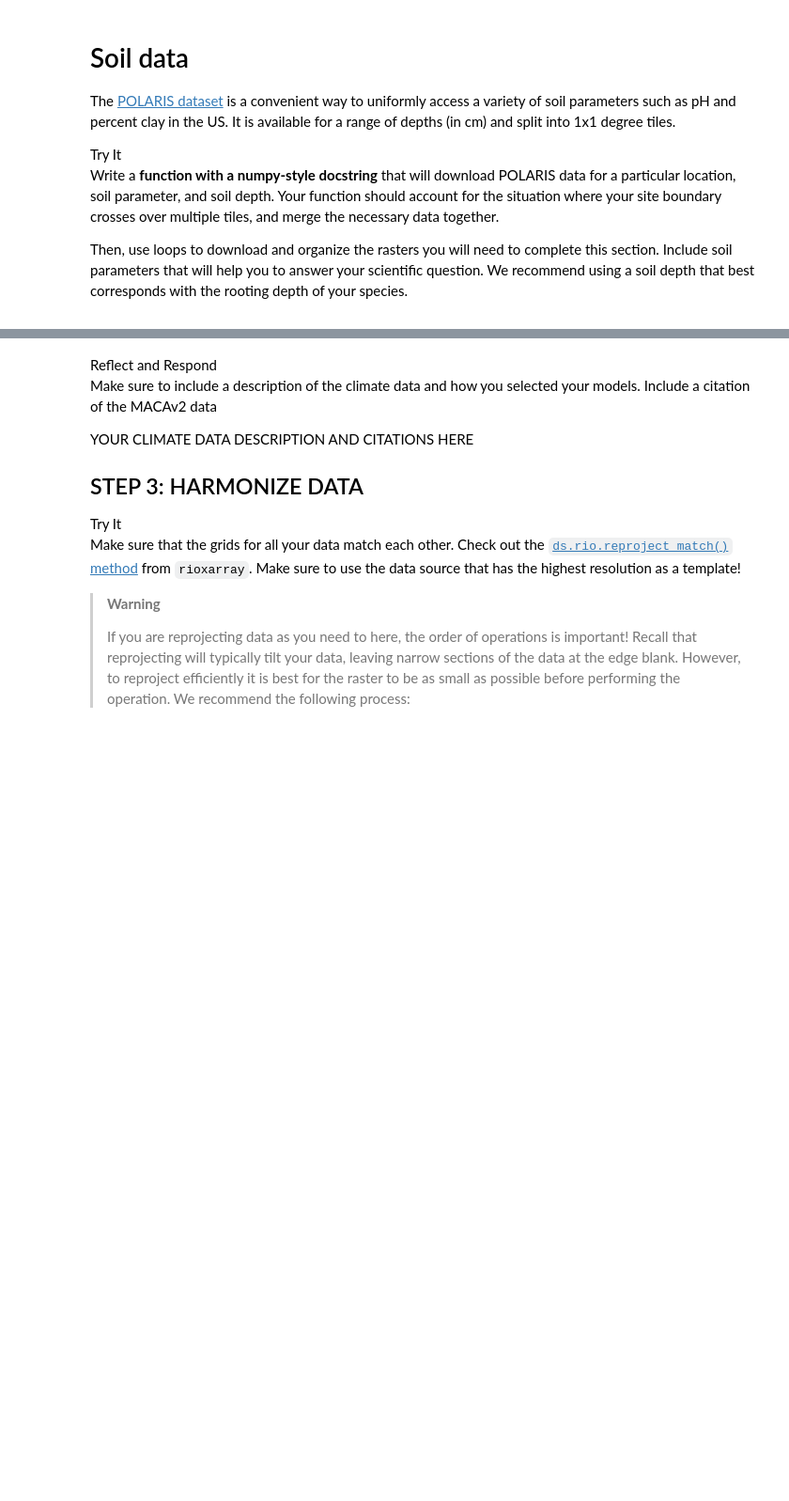
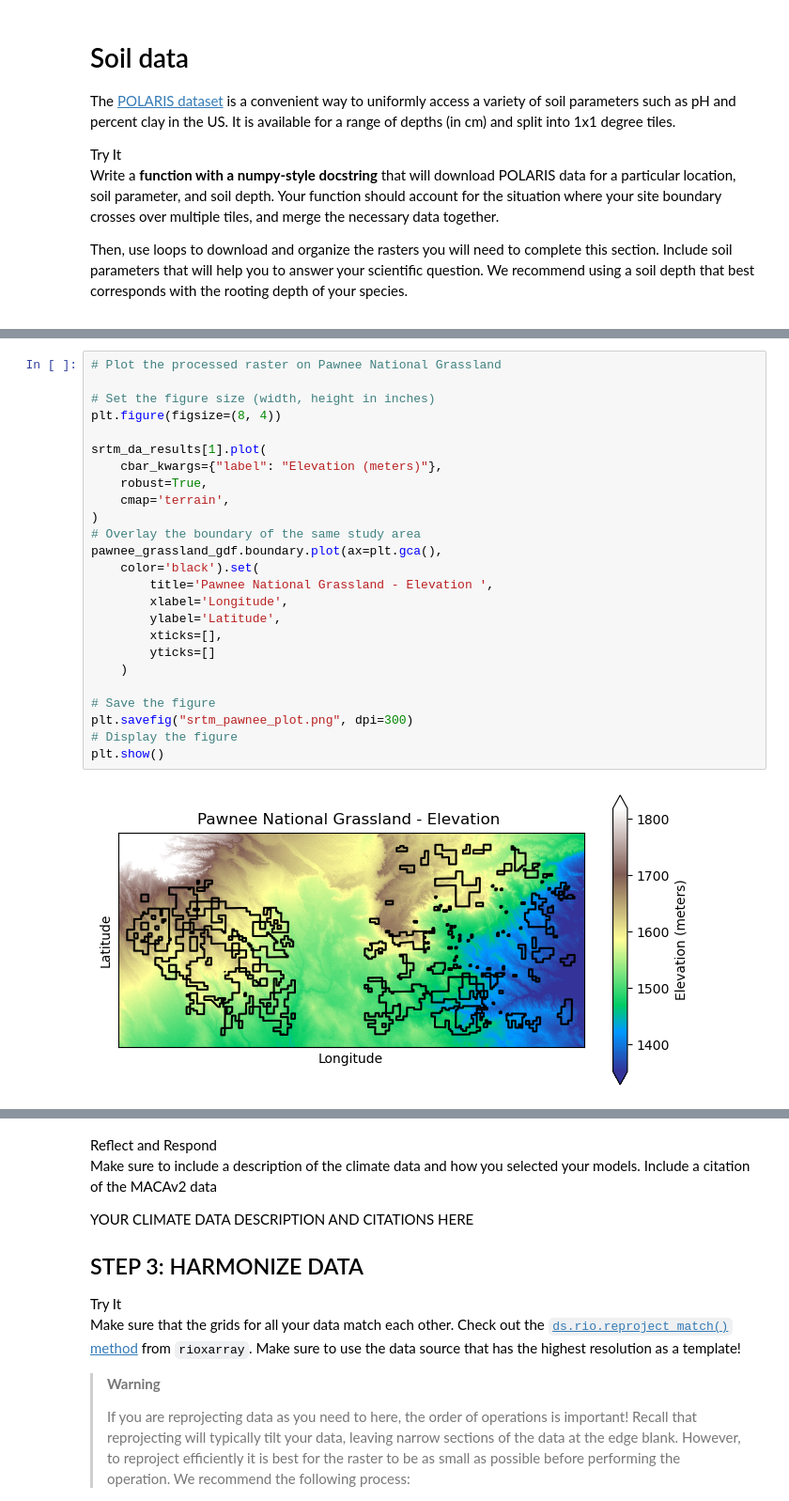
Before and after one commit to earthlab-education/habitat-suitability-brglea, a Jupyter notebook: notebooks/climate.ipynb, the cells around one changed output, grey strips where cells are left out. Shown at 94% size. Saved outputs shown, nothing was run; the diff lists cells and outputs as text; blank space fills up the shorter version.

```diff
--- a/notebooks/climate.ipynb
+++ b/notebooks/climate.ipynb
@@ -829,0 +1348,27 @@ to answer your scientific question.</p></div></div>
+# %%
+# Plot the processed raster on Pawnee National Grassland
+
+# Set the figure size (width, height in inches)
+plt.figure(figsize=(8, 4))
+
+srtm_da_results[1].plot(
+    cbar_kwargs={"label": "Elevation (meters)"},
+    robust=True,
+    cmap='terrain',
+)
+# Overlay the boundary of the same study area
+pawnee_grassland_gdf.boundary.plot(ax=plt.gca(),
+    color='black').set(
+        title='Pawnee National Grassland - Elevation ',
+        xlabel='Longitude',
+        ylabel='Latitude',
+        xticks=[],
+        yticks=[]
+    )
+
+# Save the figure
+plt.savefig("srtm_pawnee_plot.png", dpi=300)
+# Display the figure
+plt.show()
+# %% [output]
+[figure, added]
```
Also changed, not shown: parts of 34 cells of this notebook, 8 other files.
